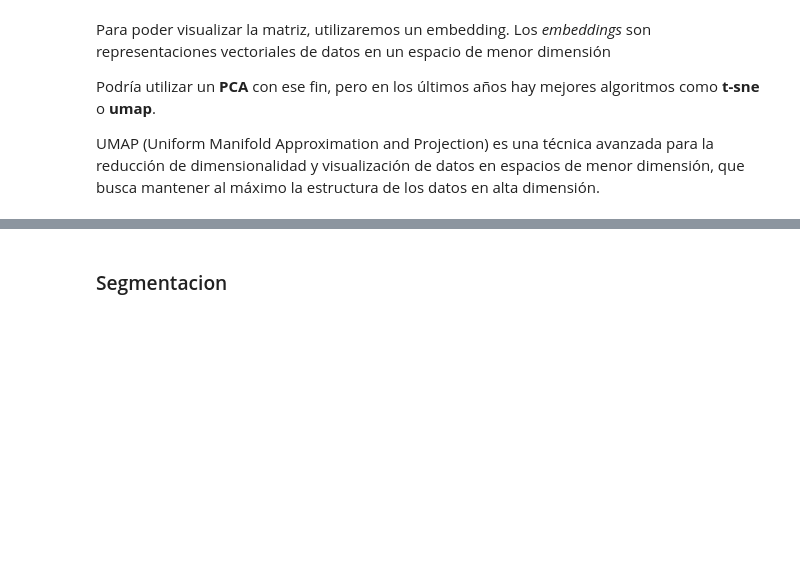
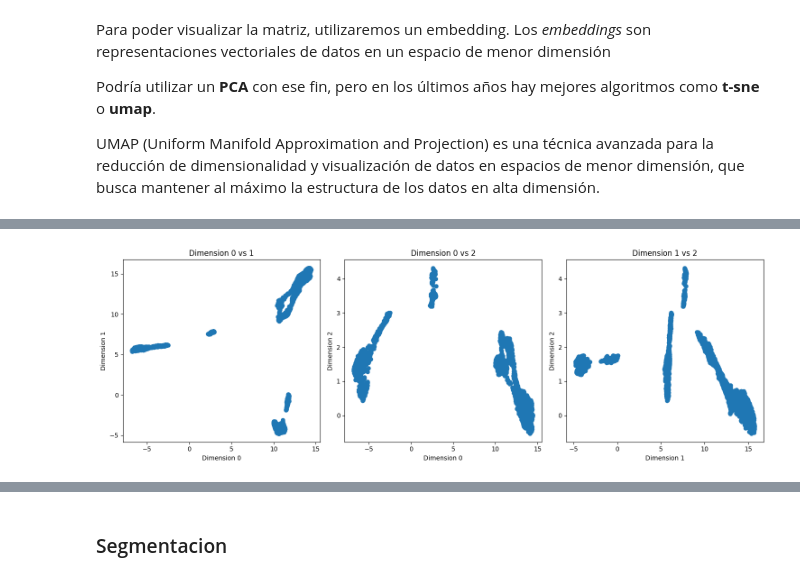
Before and after one commit to eanegrin/dmeyf2024, a Jupyter notebook: src/monday/e301_segmentacion.ipynb, the cells around one changed output, grey strips where cells are left out. Cells and saved outputs as stored; diff of their text form; code cells hidden in the pictures; blank space fills up the shorter version.

```diff
--- a/src/monday/e301_segmentacion.ipynb
+++ b/src/monday/e301_segmentacion.ipynb
@@ -133,0 +166,30 @@ plt.scatter(embedding_rf[:,0], embedding_rf[:,1])
+# %%
+# 3 dimensiones:
+
+fig, axs = plt.subplots(1, 3, figsize=(15, 5))
+
+# Plot the first two dimensions (0 vs 1)
+axs[0].scatter(embedding_rf[:, 0], embedding_rf[:, 1])
+axs[0].set_title('Dimension 0 vs 1')
+axs[0].set_xlabel('Dimension 0')
+axs[0].set_ylabel('Dimension 1')
+
+# Plot the first and third dimensions (0 vs 2)
+axs[1].scatter(embedding_rf[:, 0], embedding_rf[:, 2])
+axs[1].set_title('Dimension 0 vs 2')
+axs[1].set_xlabel('Dimension 0')
+axs[1].set_ylabel('Dimension 2')
+
+# Plot the second and third dimensions (1 vs 2)
+axs[2].scatter(embedding_rf[:, 1], embedding_rf[:, 2])
+axs[2].set_title('Dimension 1 vs 2')
+axs[2].set_xlabel('Dimension 1')
+axs[2].set_ylabel('Dimension 2')
+
+# Adjust layout to prevent overlap
+plt.tight_layout()
+
+# Show the plot
+plt.show()
+# %% [output]
+[figure, added]
```
Also changed, not shown: parts of 35 cells of this notebook, 1 other file.
